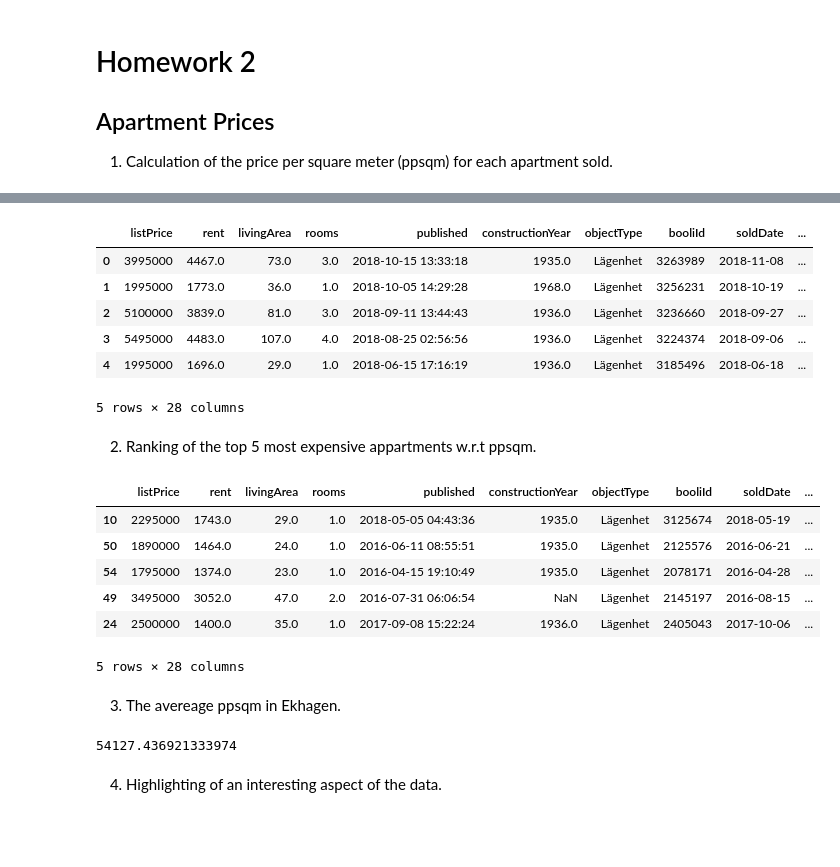
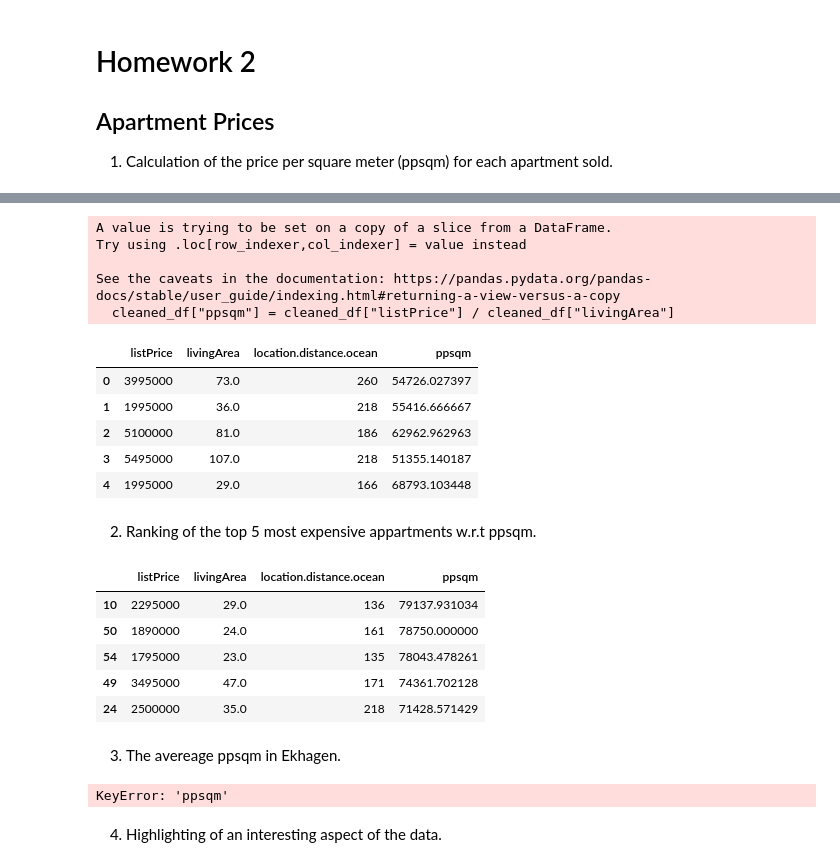
Before and after one commit to nihe6187/su-mt4007, a Jupyter notebook: HW1/HW2.ipynb, the cells around one changed output, grey strips where cells are left out. Saved outputs shown, nothing was run; the diff lists cells and outputs as text; code cells hidden in the pictures; blank space fills up the shorter version.

```diff
--- a/HW1/HW2.ipynb
+++ b/HW1/HW2.ipynb
@@ -7,0 +21,4 @@ import pandas as pd
+# %%
+# Cleaning.
+cleaned_df = df[["listPrice", "livingArea", "location.distance.ocean"]]
+cleaned_df
@@ -8,38 +39,36 @@ import pandas as pd
 # %%
-url = "https://github.com/su-mt4007/data/blob/9e75cba44692f1e240840a6bad6cc208bb9055b3/Booli_sold.csv"
-local_file_path = "/Users/nicholas/su-mt4007/HW2/Booli_sold.csv"
-df = pd.read_csv(local_file_path)
-df.head(6)
-
 # Add new column (variable) "ppsqm".
-df["ppsqm"] = df["listPrice"] / df["livingArea"]
-df.head(5)
+cleaned_df["ppsqm"] = cleaned_df["listPrice"] / cleaned_df["livingArea"]
+cleaned_df.head(5)
 # %% [output]
+A value is trying to be set on a copy of a slice from a DataFrame.
+Try using .loc[row_indexer,col_indexer] = value instead
+
+See the caveats in the documentation: https://pandas.pydata.org/pandas-docs/stable/user_guide/indexing.html#returning-a-view-versus-a-copy
+  cleaned_df["ppsqm"] = cleaned_df["listPrice"] / cleaned_df["livingArea"]
-|  | listPrice | rent | livingArea | rooms | published | constructionYear | objectType | booliId | soldDate | ... |
-| 0 | 3995000 | 4467.0 | 73.0 | 3.0 | 2018-10-15 13:33:18 | 1935.0 | Lägenhet | 3263989 | 2018-11-08 | ... |
-| 1 | 1995000 | 1773.0 | 36.0 | 1.0 | 2018-10-05 14:29:28 | 1968.0 | Lägenhet | 3256231 | 2018-10-19 | ... |
-| 2 | 5100000 | 3839.0 | 81.0 | 3.0 | 2018-09-11 13:44:43 | 1936.0 | Lägenhet | 3236660 | 2018-09-27 | ... |
-| 3 | 5495000 | 4483.0 | 107.0 | 4.0 | 2018-08-25 02:56:56 | 1936.0 | Lägenhet | 3224374 | 2018-09-06 | ... |
-| 4 | 1995000 | 1696.0 | 29.0 | 1.0 | 2018-06-15 17:16:19 | 1936.0 | Lägenhet | 3185496 | 2018-06-18 | ... |
+|  | listPrice | livingArea | location.distance.ocean | ppsqm |
+| 0 | 3995000 | 73.0 | 260 | 54726.027397 |
+| 1 | 1995000 | 36.0 | 218 | 55416.666667 |
+| 2 | 5100000 | 81.0 | 186 | 62962.962963 |
+| 3 | 5495000 | 107.0 | 218 | 51355.140187 |
+| 4 | 1995000 | 29.0 | 166 | 68793.103448 |
-5 rows × 28 columns
 # %% [markdown]
 2. Ranking of the top 5 most expensive appartments w.r.t ppsqm.
 # %%
-df.sort_values("ppsqm", ascending=False).head()
+cleaned_df.sort_values("ppsqm", ascending = False).head()
 # %% [output]
-|  | listPrice | rent | livingArea | rooms | published | constructionYear | objectType | booliId | soldDate | ... |
-| 10 | 2295000 | 1743.0 | 29.0 | 1.0 | 2018-05-05 04:43:36 | 1935.0 | Lägenhet | 3125674 | 2018-05-19 | ... |
-| 50 | 1890000 | 1464.0 | 24.0 | 1.0 | 2016-06-11 08:55:51 | 1935.0 | Lägenhet | 2125576 | 2016-06-21 | ... |
-| 54 | 1795000 | 1374.0 | 23.0 | 1.0 | 2016-04-15 19:10:49 | 1935.0 | Lägenhet | 2078171 | 2016-04-28 | ... |
-| 49 | 3495000 | 3052.0 | 47.0 | 2.0 | 2016-07-31 06:06:54 | NaN | Lägenhet | 2145197 | 2016-08-15 | ... |
-| 24 | 2500000 | 1400.0 | 35.0 | 1.0 | 2017-09-08 15:22:24 | 1936.0 | Lägenhet | 2405043 | 2017-10-06 | ... |
+|  | listPrice | livingArea | location.distance.ocean | ppsqm |
+| 10 | 2295000 | 29.0 | 136 | 79137.931034 |
+| 50 | 1890000 | 24.0 | 161 | 78750.000000 |
+| 54 | 1795000 | 23.0 | 135 | 78043.478261 |
+| 49 | 3495000 | 47.0 | 171 | 74361.702128 |
+| 24 | 2500000 | 35.0 | 218 | 71428.571429 |
-5 rows × 28 columns
 # %% [markdown]
 3. The avereage ppsqm in Ekhagen.
 # %%
 print(df["ppsqm"].mean())
 # %% [output]
-54127.436921333974
+KeyError: 'ppsqm'
 # %% [markdown]
 4. Highlighting of an interesting aspect of the data.
 # %%
```
Also changed, not shown: parts of 12 cells of this notebook.
